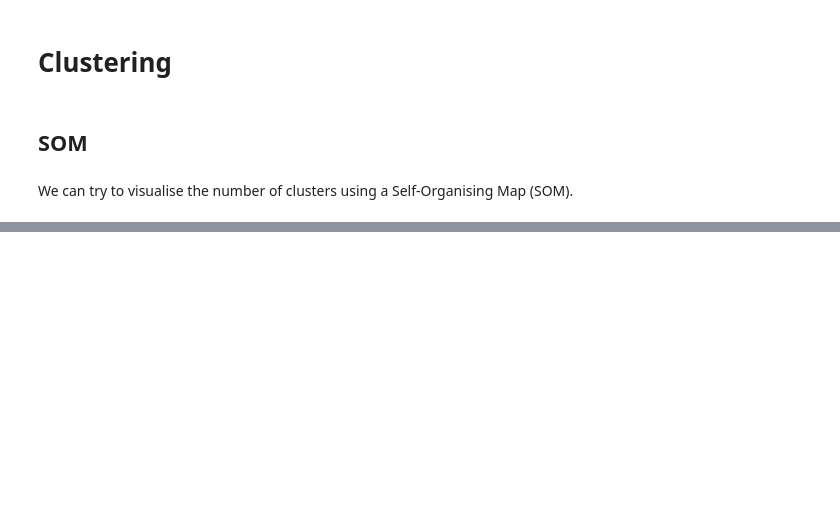
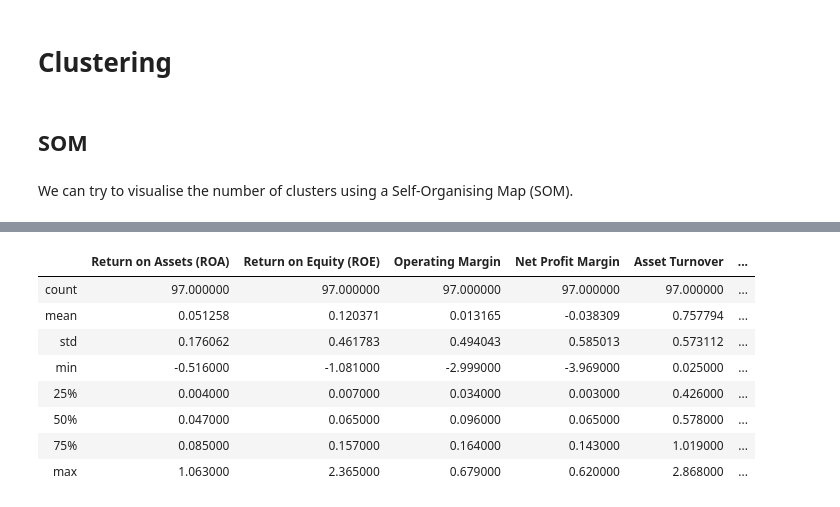
Before and after one commit to YanLong-Cloud/self_motivated_project, a Jupyter notebook: financial_ratio_grouping/SOM.ipynb, the cells around one changed output, grey strips where cells are left out. Drawn from its saved outputs; the diff is of its cells as text; code cells hidden in the pictures; blank space fills up the shorter version.

```diff
--- a/financial_ratio_grouping/SOM.ipynb
+++ b/financial_ratio_grouping/SOM.ipynb
@@ -182,0 +203,12 @@ The above map essential shows the number of potential cluster when you group the
+# %%
+df[df.Kmeans==0].describe()
+# %% [output]
+|  | Return on Assets (ROA) | Return on Equity (ROE) | Operating Margin | Net Profit Margin | Asset Turnover | ... |
+| count | 97.000000 | 97.000000 | 97.000000 | 97.000000 | 97.000000 | ... |
+| mean | 0.051258 | 0.120371 | 0.013165 | -0.038309 | 0.757794 | ... |
+| std | 0.176062 | 0.461783 | 0.494043 | 0.585013 | 0.573112 | ... |
+| min | -0.516000 | -1.081000 | -2.999000 | -3.969000 | 0.025000 | ... |
+| 25% | 0.004000 | 0.007000 | 0.034000 | 0.003000 | 0.426000 | ... |
+| 50% | 0.047000 | 0.065000 | 0.096000 | 0.065000 | 0.578000 | ... |
+| 75% | 0.085000 | 0.157000 | 0.164000 | 0.143000 | 1.019000 | ... |
+| max | 1.063000 | 2.365000 | 0.679000 | 0.620000 | 2.868000 | ... |
```
Also changed, not shown: parts of 40 cells of this notebook, 3 other files.
